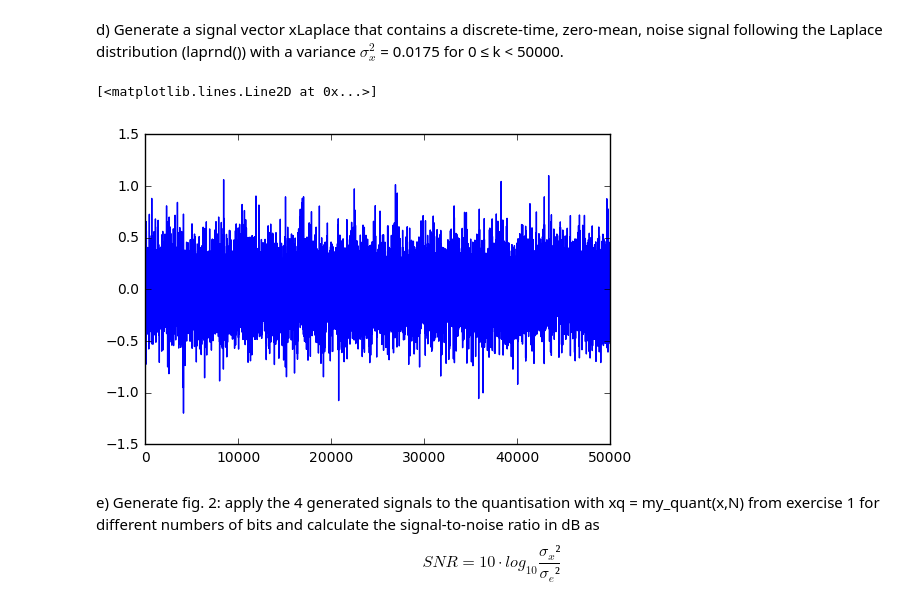
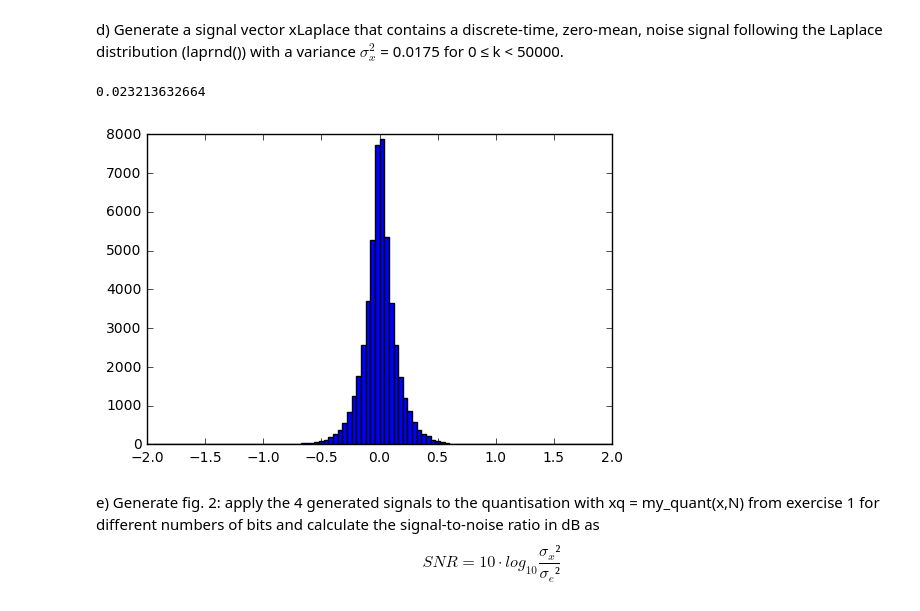
Before and after one commit to JakobHeller/DigitalSignalProcessing, a Jupyter notebook: Lab3.ipynb, the cells around one changed output. Cells and saved outputs as stored; diff of their text form; code cells hidden in the pictures.

```diff
--- a/Lab3.ipynb
+++ b/Lab3.ipynb
@@ -118,16 +116,16 @@ d) Generate a signal vector xLaplace that contains a discrete-time, zero-mean, n
 # %%
 N = 50000
 loc = 0
 scale = np.sqrt( 0.0236/2)
 #scale = np.sqrt( 0.0175/2)
 xLaplace = np.random.laplace(loc,scale,N)
-plt.plot(k,xLaplace)
-#bins = np.linspace(-2,2,101)
-#plt.hist(xLaplace,bins);
-#print(np.var(xLaplace))
+#plt.plot(k,xLaplace)
+bins = np.linspace(-2,2,101)
+plt.hist(xLaplace,bins);
+print(np.var(xLaplace))
 # %% [output]
-[<matplotlib.lines.Line2D at 0x...>]
+0.023213632664
-[figure, old version]
+[figure, new version]
 # %% [markdown]
 e) Generate fig. 2: apply the 4 generated signals to the quantisation with xq = my_quant(x,N)
 from exercise 1 for different numbers of bits and calculate the signal-to-noise ratio in dB
```
Also changed, not shown: parts of 14 cells of this notebook, 2 other files.
